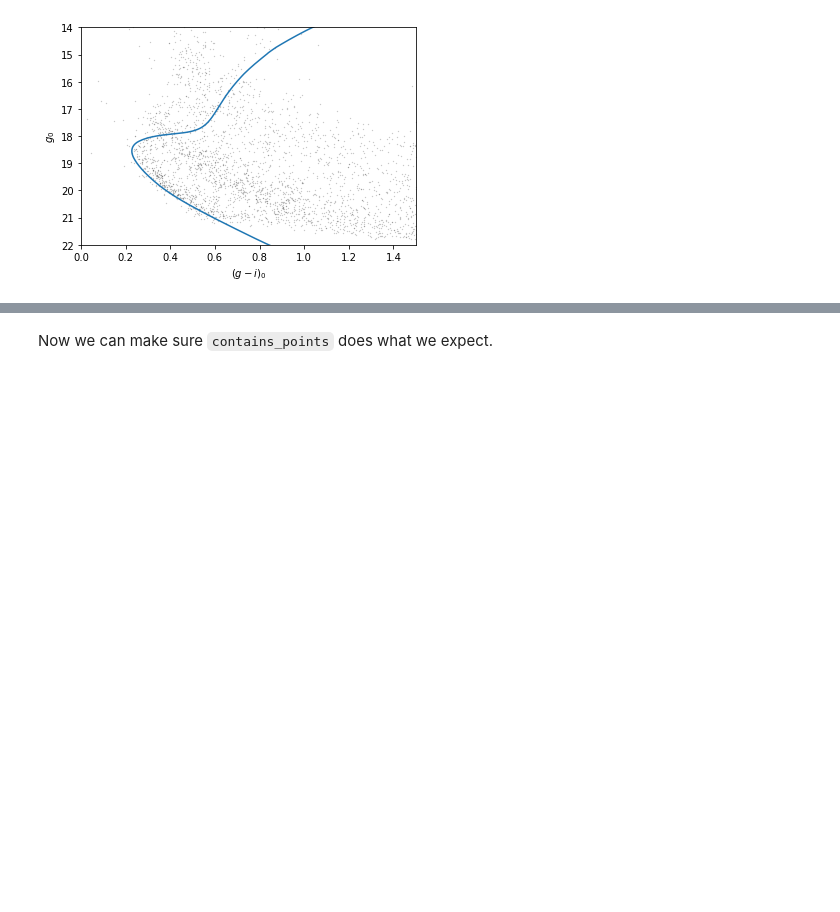
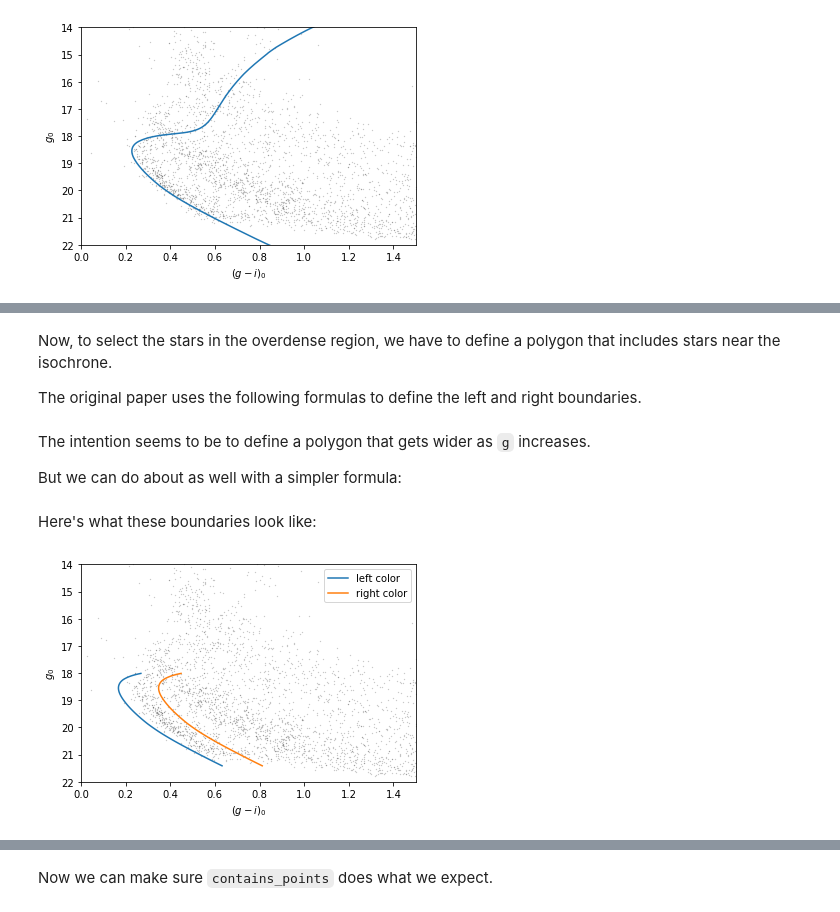
Before and after one commit to AllenDowney/AstronomicalData, a Jupyter notebook: 06_photo.ipynb, the cells around one changed output, grey strips where cells are left out. Saved outputs shown, nothing was run; the diff lists cells and outputs as text; code cells hidden in the pictures; blank space fills up the shorter version.

```diff
--- a/06_photo.ipynb
+++ b/06_photo.ipynb
@@ -506,0 +331,3 @@ To test it, we'll create a list with two points, one inside the polygon and one
+# %%
+iso_df = pd.read_hdf(filename, 'iso_df')
+iso_df.head()
@@ -506,0 +356,5 @@ To test it, we'll create a list with two points, one inside the polygon and one
+# %%
+g = iso_df['mag_g']
+
+g_mask = (g > 18.0) & (g < 21.5)
+g_mask.sum()
@@ -506,0 +365,3 @@ To test it, we'll create a list with two points, one inside the polygon and one
+# %%
+iso_masked = iso_df[g_mask]
+iso_masked.head()
@@ -506,0 +375,4 @@ To test it, we'll create a list with two points, one inside the polygon and one
+# %% [markdown]
+Now, to select the stars in the overdense region, we have to define a polygon that includes stars near the isochrone.
+
+The original paper uses the following formulas to define the left and right boundaries.
@@ -506,0 +383,19 @@ To test it, we'll create a list with two points, one inside the polygon and one
+# %% [markdown]
+The intention seems to be to define a polygon that gets wider as `g` increases.
+
+But we can do about as well with a simpler formula:
+# %%
+g = iso_masked['mag_g']
+left_color = iso_masked['color_g_i'] - 0.06
+right_color = iso_masked['color_g_i'] + 0.12
+# %% [markdown]
+Here's what these boundaries look like:
+# %%
+plot_cmd(photo_table)
+
+plt.plot(left_color, g, label='left color')
+plt.plot(right_color, g, label='right color')
+
+plt.legend();
+# %% [output]
+[figure, added]
```
Also changed, not shown: parts of 98 cells of this notebook, 9 other files.
